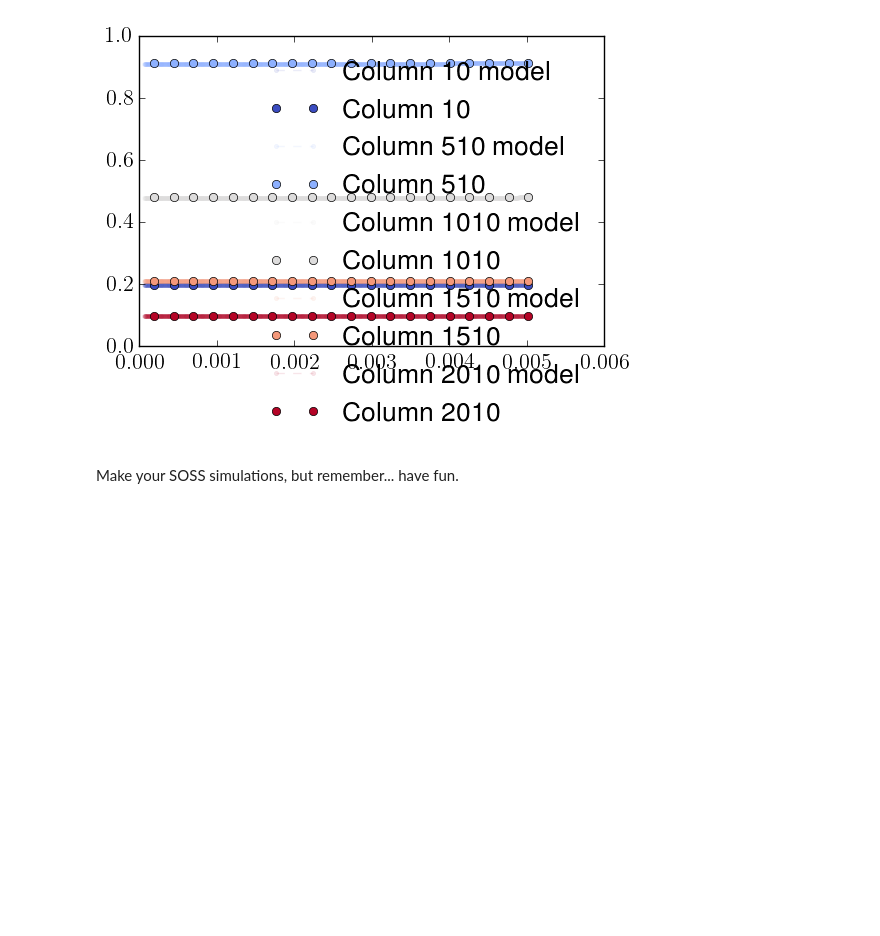
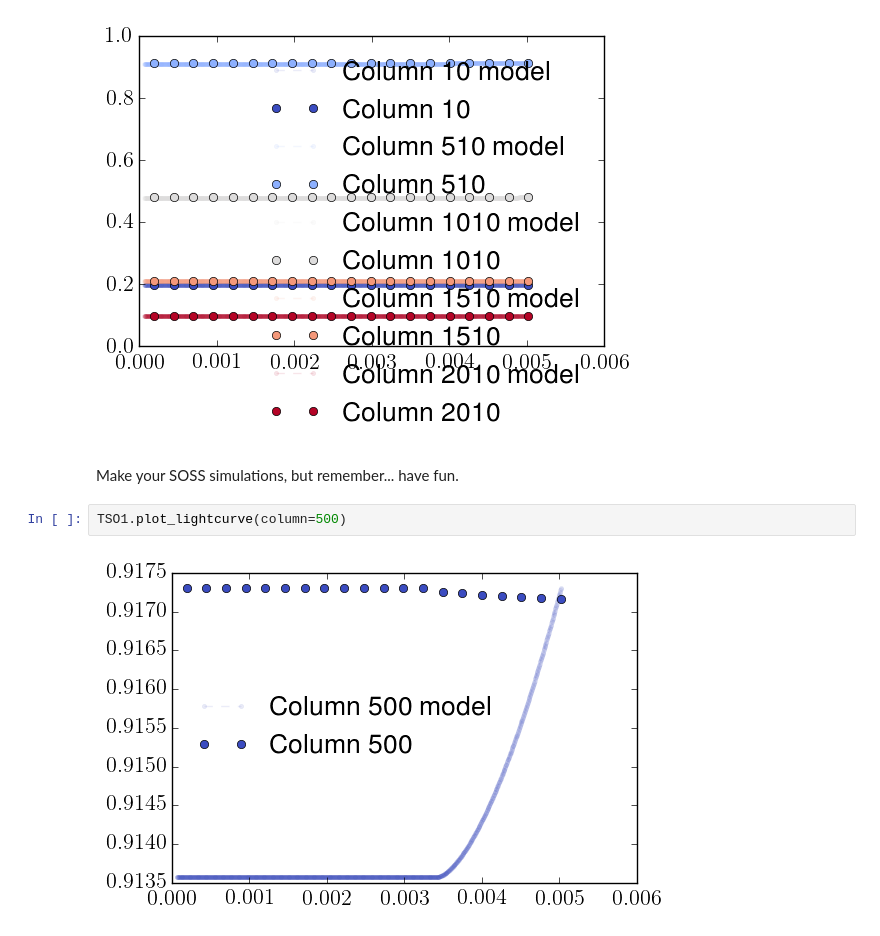
Before and after one commit to spacetelescope/awesimsoss, a Jupyter notebook: notebooks/awesimsoss_demo.ipynb, the cells around one changed output. Saved outputs shown, nothing was run; the diff lists cells and outputs as text; blank space fills up the shorter version.

```diff
--- a/notebooks/awesimsoss_demo.ipynb
+++ b/notebooks/awesimsoss_demo.ipynb
@@ -133,3 +133,7 @@ TSO1.plot_lightcurve(column=range(10,2048,500))
 [figure]
 # %% [markdown]
 Make your SOSS simulations, but remember... have fun.
+# %%
+TSO1.plot_lightcurve(column=500)
+# %% [output]
+[figure, added]
```
Also changed, not shown: 1 other file.
